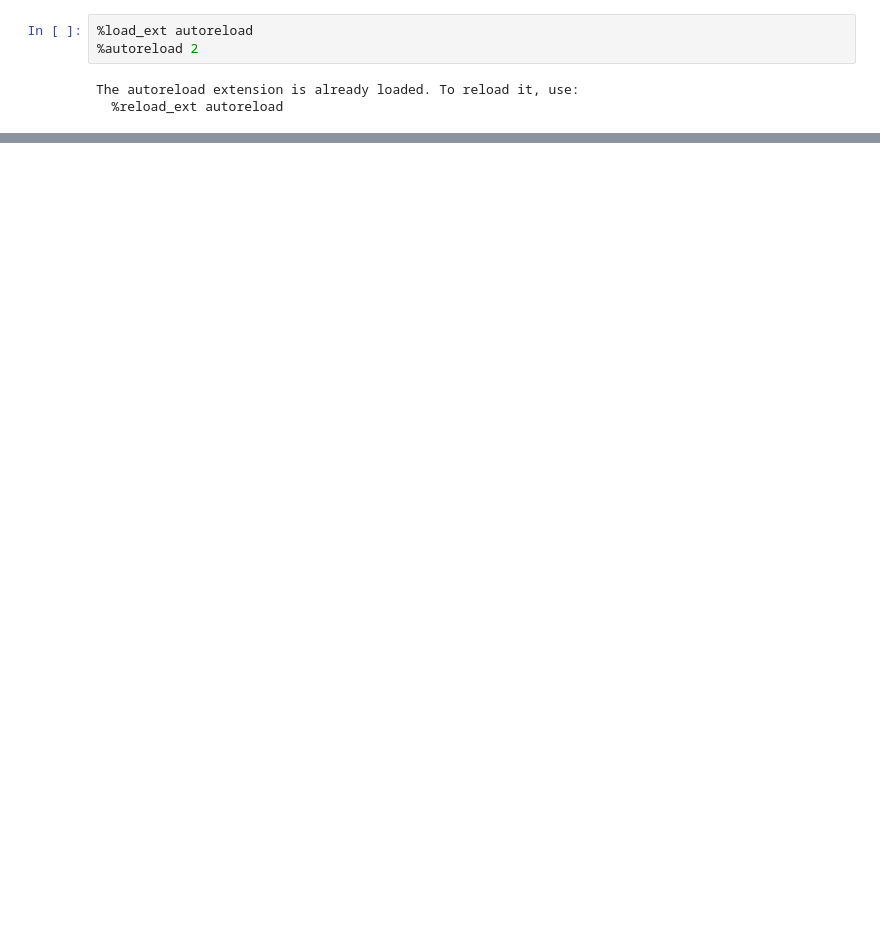
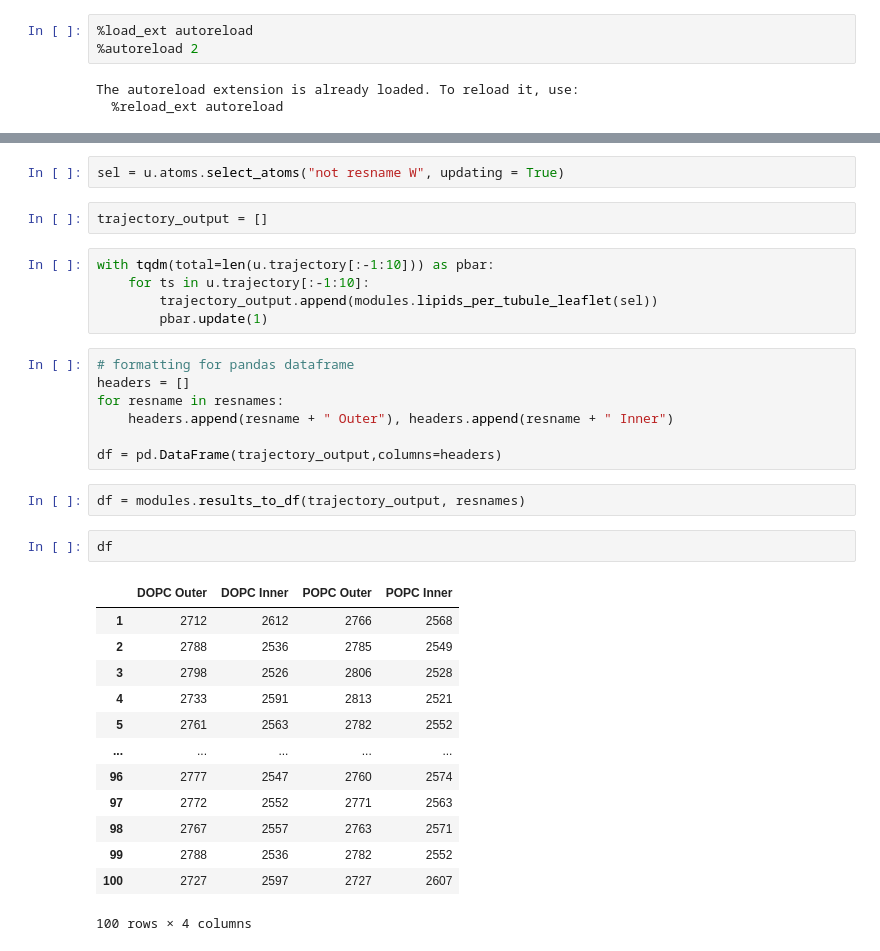
Before and after one commit to MoMS-MMSB/lipid_sorting, a Jupyter notebook: dev.ipynb, the cells around one changed output, grey strips where cells are left out. Saved outputs shown, nothing was run; the diff lists cells and outputs as text; blank space fills up the shorter version.

```diff
--- a/dev.ipynb
+++ b/dev.ipynb
@@ -28,0 +20,34 @@ len(u.trajectory)
+# %%
+sel = u.atoms.select_atoms("not resname W", updating = True)
+# %%
+trajectory_output = []
+# %%
+with tqdm(total=len(u.trajectory[:-1:10])) as pbar:
+    for ts in u.trajectory[:-1:10]:
+        trajectory_output.append(modules.lipids_per_tubule_leaflet(sel))
+        pbar.update(1)
+# %%
+# formatting for pandas dataframe
+headers = []
+for resname in resnames:
+    headers.append(resname + " Outer"), headers.append(resname + " Inner")
+
+df = pd.DataFrame(trajectory_output,columns=headers)
+# %%
+df = modules.results_to_df(trajectory_output, resnames)
+# %%
+df
+# %% [output]
+|  | DOPC Outer | DOPC Inner | POPC Outer | POPC Inner |
+| 1 | 2712 | 2612 | 2766 | 2568 |
+| 2 | 2788 | 2536 | 2785 | 2549 |
+| 3 | 2798 | 2526 | 2806 | 2528 |
+| 4 | 2733 | 2591 | 2813 | 2521 |
+| 5 | 2761 | 2563 | 2782 | 2552 |
+| ... | ... | ... | ... | ... |
+| 96 | 2777 | 2547 | 2760 | 2574 |
+| 97 | 2772 | 2552 | 2771 | 2563 |
+| 98 | 2767 | 2557 | 2763 | 2571 |
+| 99 | 2788 | 2536 | 2782 | 2552 |
+| 100 | 2727 | 2597 | 2727 | 2607 |
+100 rows × 4 columns
```
Also changed, not shown: parts of 9 cells of this notebook, 3 other files.
